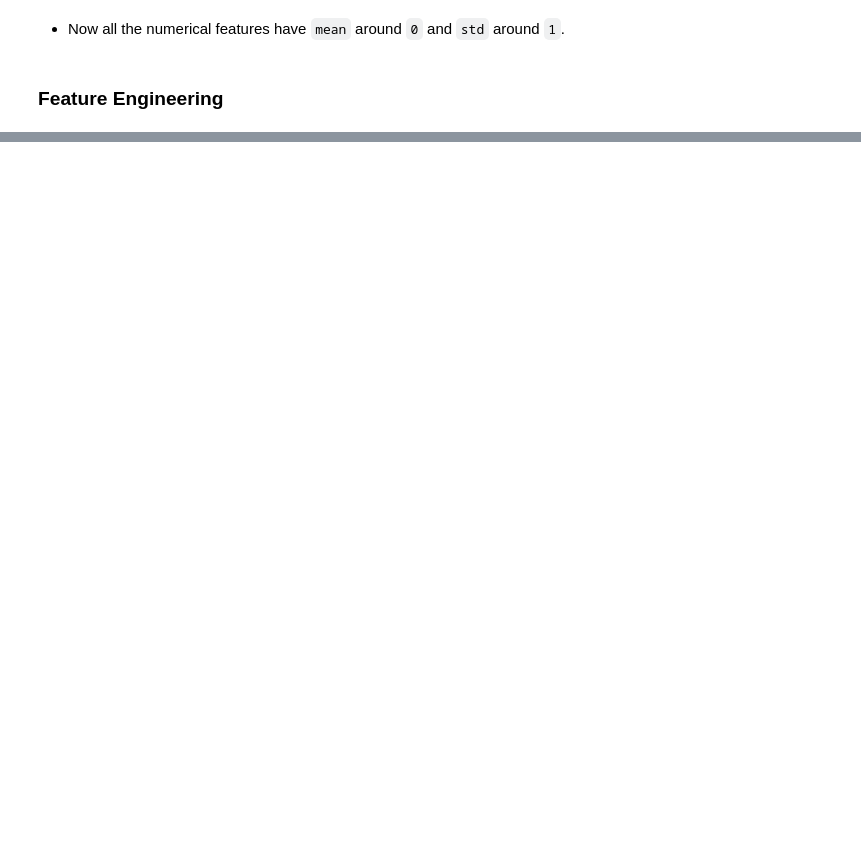
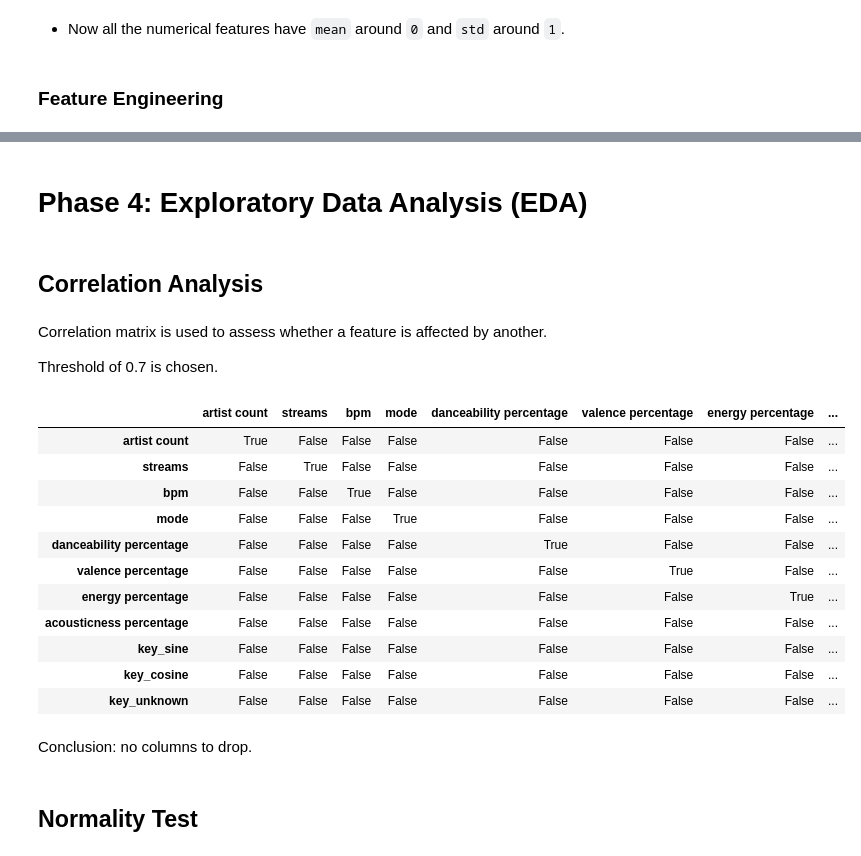
Before and after one commit to daoviethoang1402/audio-pop-corr-analysis, a Jupyter notebook: notebooks/notebook.ipynb, the cells around one changed output, grey strips where cells are left out. Drawn from its saved outputs; the diff is of its cells as text; code cells hidden in the pictures; blank space fills up the shorter version.

Commit message:
Complete Phase 3 and 4

```diff
--- a/notebooks/notebook.ipynb
+++ b/notebooks/notebook.ipynb
@@ -628,0 +851,2 @@ train_set[columns_to_boxcox_transform].describe()
+# %%
+train_set.drop(columns=['speechiness percentage', 'liveness percentage'], inplace=True)
@@ -628,0 +876,31 @@ train_set[columns_to_boxcox_transform].describe()
+# %% [markdown]
+# Phase 4: Exploratory Data Analysis (EDA)
+# %% [markdown]
+## Correlation Analysis
+# %% [markdown]
+Correlation matrix is used to assess whether a feature is affected by another.
+
+Threshold of 0.7 is chosen.
+# %%
+# Calculate the correlation matrix
+correlation_matrix = train_set.corr()
+
+# Display the correlation matrix
+abs(correlation_matrix) >= 0.7
+# %% [output]
+|  | artist count | streams | bpm | mode | danceability percentage | valence percentage | energy percentage | ... |
+| artist count | True | False | False | False | False | False | False | ... |
+| streams | False | True | False | False | False | False | False | ... |
+| bpm | False | False | True | False | False | False | False | ... |
+| mode | False | False | False | True | False | False | False | ... |
+| danceability percentage | False | False | False | False | True | False | False | ... |
+| valence percentage | False | False | False | False | False | True | False | ... |
+| energy percentage | False | False | False | False | False | False | True | ... |
+| acousticness percentage | False | False | False | False | False | False | False | ... |
+| key_sine | False | False | False | False | False | False | False | ... |
+| key_cosine | False | False | False | False | False | False | False | ... |
+| key_unknown | False | False | False | False | False | False | False | ... |
+# %% [markdown]
+Conclusion: no columns to drop.
+# %% [markdown]
+## Normality Test
```
Also changed, not shown: parts of 35 cells of this notebook, 1 other file.
